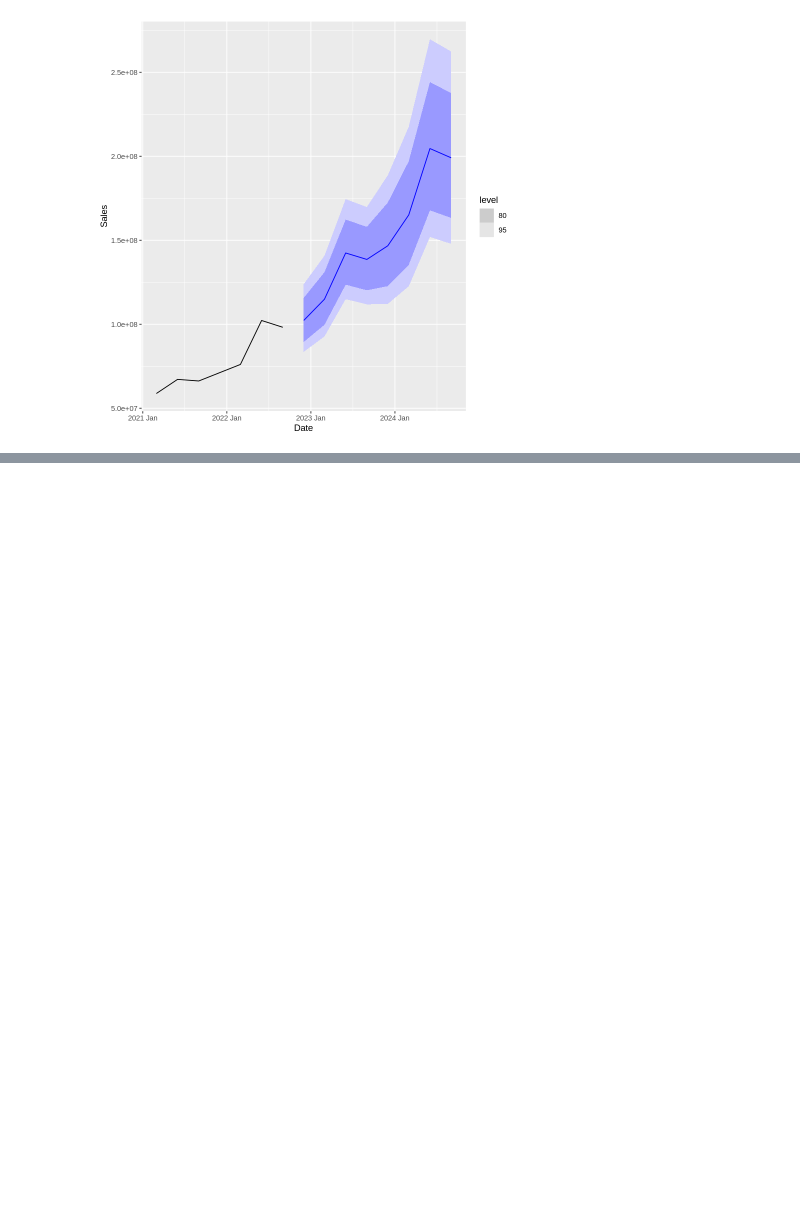
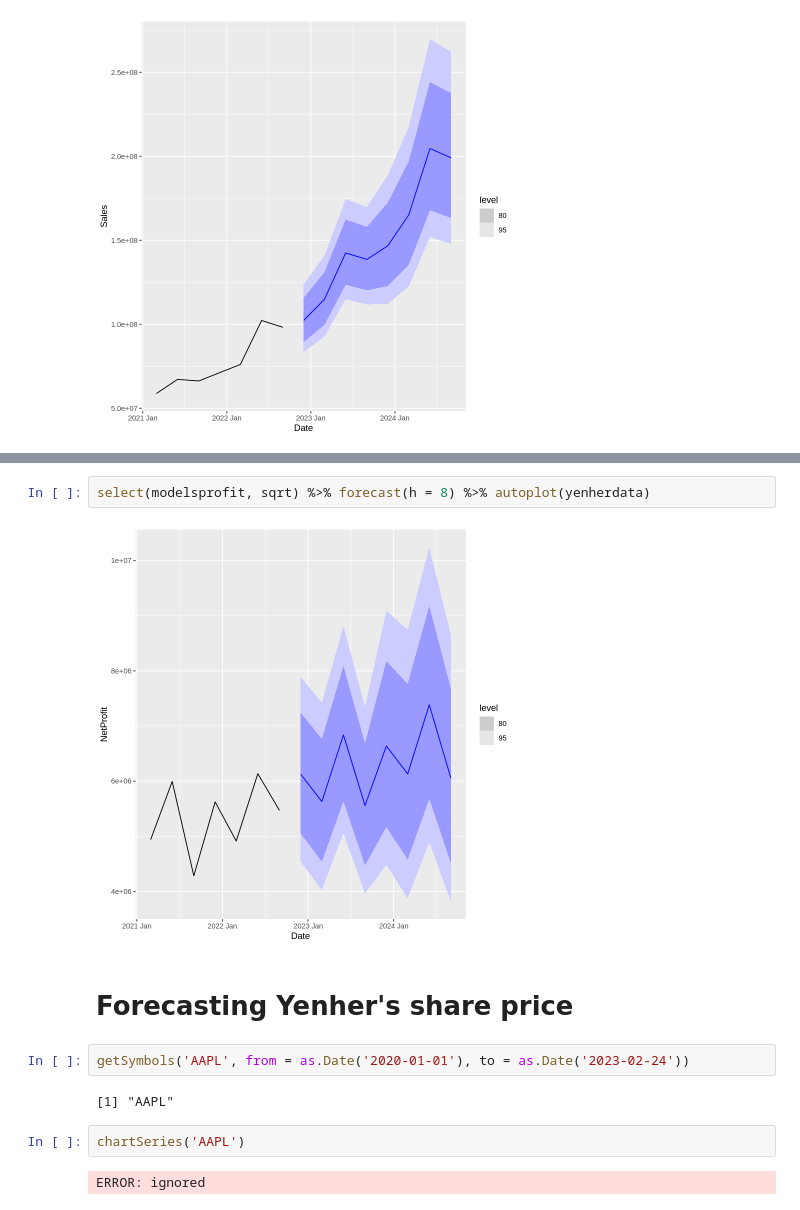
Before and after one commit to derrickgzq/yenheranalysis, a Jupyter notebook: Yenher_Analysis.ipynb, the cells around one changed output, grey strips where cells are left out. Saved outputs shown, nothing was run; the diff lists cells and outputs as text; blank space fills up the shorter version.

```diff
--- a/Yenher_Analysis.ipynb
+++ b/Yenher_Analysis.ipynb
@@ -138,0 +237,14 @@ A fbl_ts: 8 × 4
+# %%
+select(modelsprofit, sqrt) %>% forecast(h = 8) %>% autoplot(yenherdata)
+# %% [output]
+[figure, added]
+# %% [markdown]
+# Forecasting Yenher's share price
+# %%
+getSymbols('AAPL', from = as.Date('2020-01-01'), to = as.Date('2023-02-24'))
+# %% [output]
+[1] "AAPL"
+# %%
+chartSeries('AAPL')
+# %% [output]
+ERROR: ignored
```
Also changed, not shown: parts of 12 cells of this notebook.
